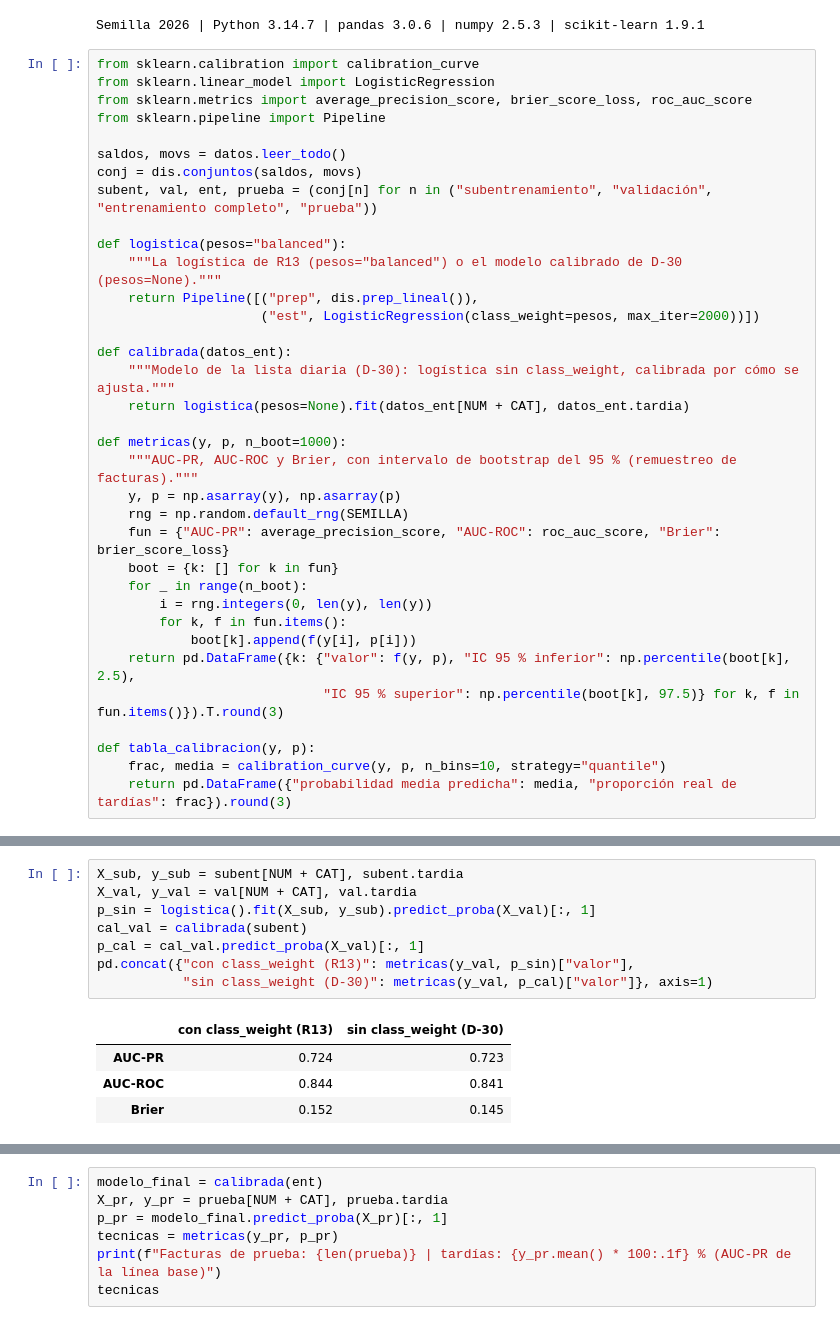
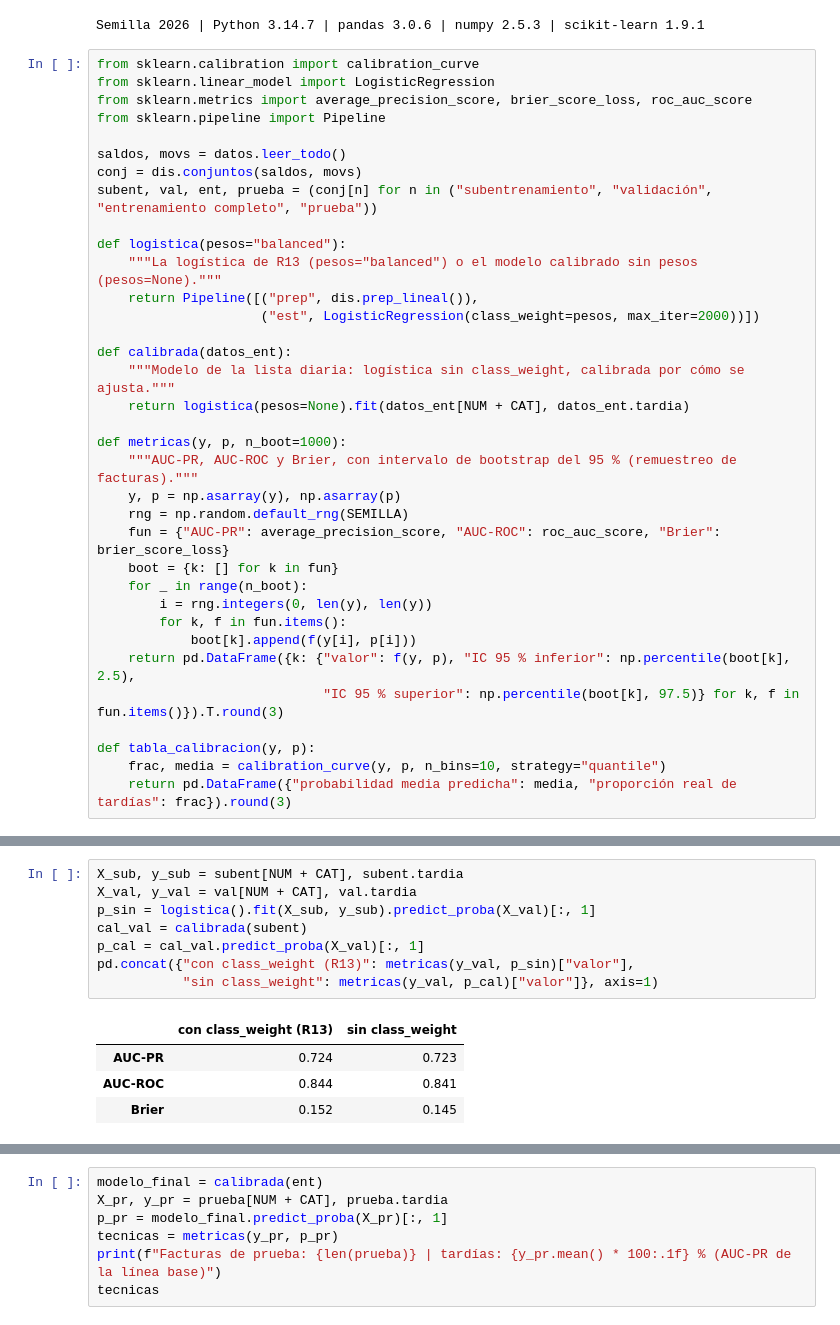
Before and after one commit to yepedraza/priorizacion-cobro-cartera, a Jupyter notebook: entrega/evaluacion_B.ipynb, the cells around one changed output, grey strips where cells are left out. Cells and saved outputs as stored; diff of their text form.

```diff
--- a/entrega/evaluacion_B.ipynb
+++ b/entrega/evaluacion_B.ipynb
@@ -51,12 +51,12 @@ conj = dis.conjuntos(saldos, movs)
 subent, val, ent, prueba = (conj[n] for n in ("subentrenamiento", "validación", "entrenamiento completo", "prueba"))
 
 def logistica(pesos="balanced"):
-    """La logística de R13 (pesos="balanced") o el modelo calibrado de D-30 (pesos=None)."""
+    """La logística de R13 (pesos="balanced") o el modelo calibrado sin pesos (pesos=None)."""
     return Pipeline([("prep", dis.prep_lineal()),
                      ("est", LogisticRegression(class_weight=pesos, max_iter=2000))])
 
 def calibrada(datos_ent):
-    """Modelo de la lista diaria (D-30): logística sin class_weight, calibrada por cómo se ajusta."""
+    """Modelo de la lista diaria: logística sin class_weight, calibrada por cómo se ajusta."""
     return logistica(pesos=None).fit(datos_ent[NUM + CAT], datos_ent.tardia)
 
 def metricas(y, p, n_boot=1000):
@@ -90,13 +90,13 @@ miden en la validación (2024-07 a 2025-06).
 # %%
 X_sub, y_sub = subent[NUM + CAT], subent.tardia
 X_val, y_val = val[NUM + CAT], val.tardia
 p_sin = logistica().fit(X_sub, y_sub).predict_proba(X_val)[:, 1]
 cal_val = calibrada(subent)
 p_cal = cal_val.predict_proba(X_val)[:, 1]
 pd.concat({"con class_weight (R13)": metricas(y_val, p_sin)["valor"],
-           "sin class_weight (D-30)": metricas(y_val, p_cal)["valor"]}, axis=1)
+           "sin class_weight": metricas(y_val, p_cal)["valor"]}, axis=1)
 # %% [output]
-|  | con class_weight (R13) | sin class_weight (D-30) |
+|  | con class_weight (R13) | sin class_weight |
 | AUC-PR | 0.724 | 0.723 |
 | AUC-ROC | 0.844 | 0.841 |
 | Brier | 0.152 | 0.145 |
```
Also changed, not shown: parts of 9 cells of this notebook, 25 other files.
